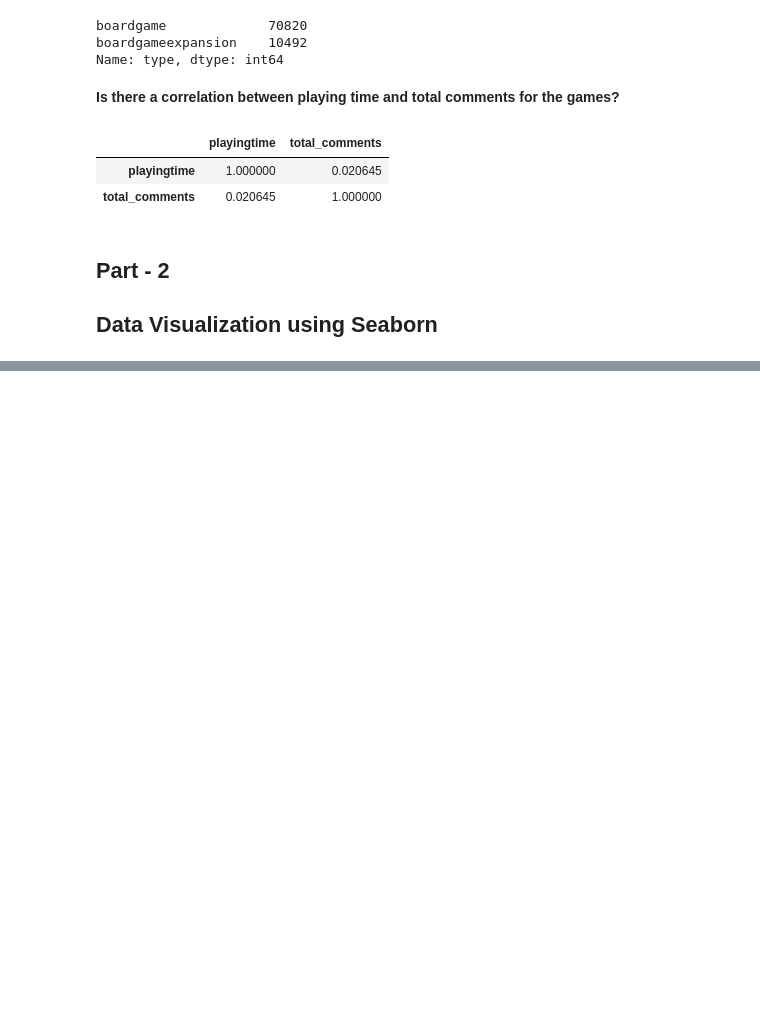
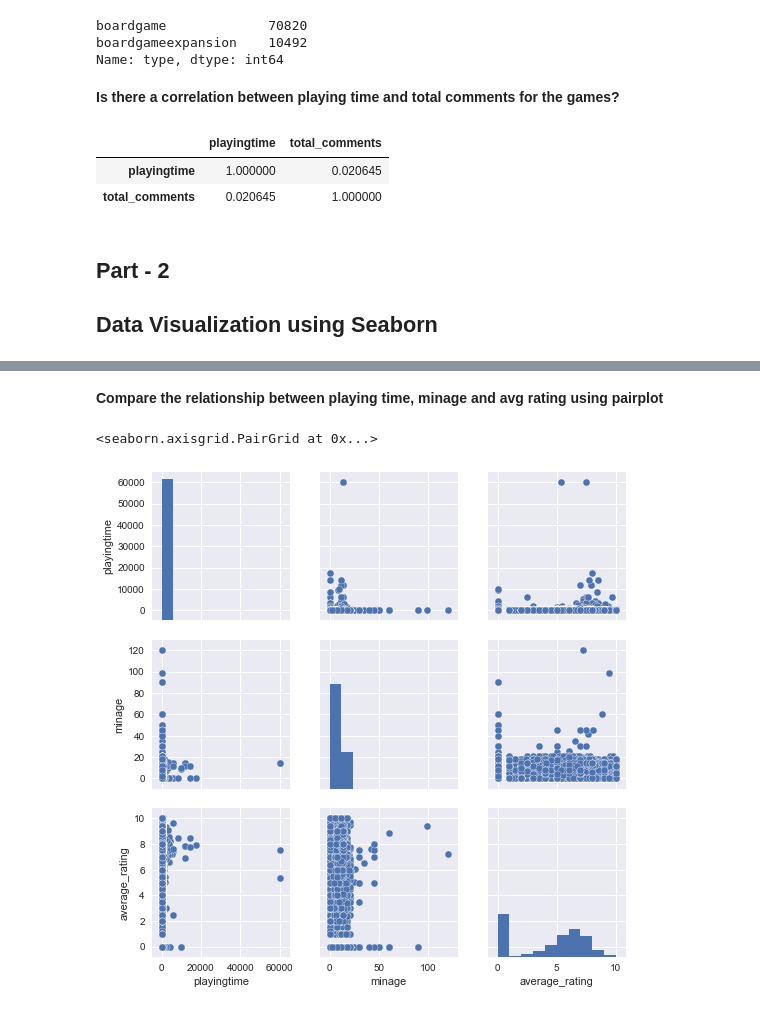
Before and after one commit to theakshaydas/PGP-AIML, a Jupyter notebook: CourseContent/03-Intro.to.Python.and.Basic.Statistics/Week2/Practice Exercise/Pandas Lab Exercise (Kaggle Games Dataset).ipynb, the cells around one changed output, grey strips where cells are left out. Saved outputs shown, nothing was run; the diff lists cells and outputs as text; code cells hidden in the pictures; blank space fills up the shorter version.

```diff
--- a/CourseContent/03-Intro.to.Python.and.Basic.Statistics/Week2/Practice Exercise/Pandas Lab Exercise (Kaggle Games Dataset).ipynb
+++ b/CourseContent/03-Intro.to.Python.and.Basic.Statistics/Week2/Practice Exercise/Pandas Lab Exercise (Kaggle Games Dataset).ipynb
@@ -129,0 +164,7 @@ games[['playingtime','total_comments']].corr()
+# %% [markdown]
+**Compare the relationship between playing time, minage and avg rating using pairplot**
+# %%
+sns.pairplot(games[['playingtime', 'minage', 'average_rating']])
+# %% [output]
+<seaborn.axisgrid.PairGrid at 0x...>
+[figure, added]
```
Also changed, not shown: parts of 14 cells of this notebook.
